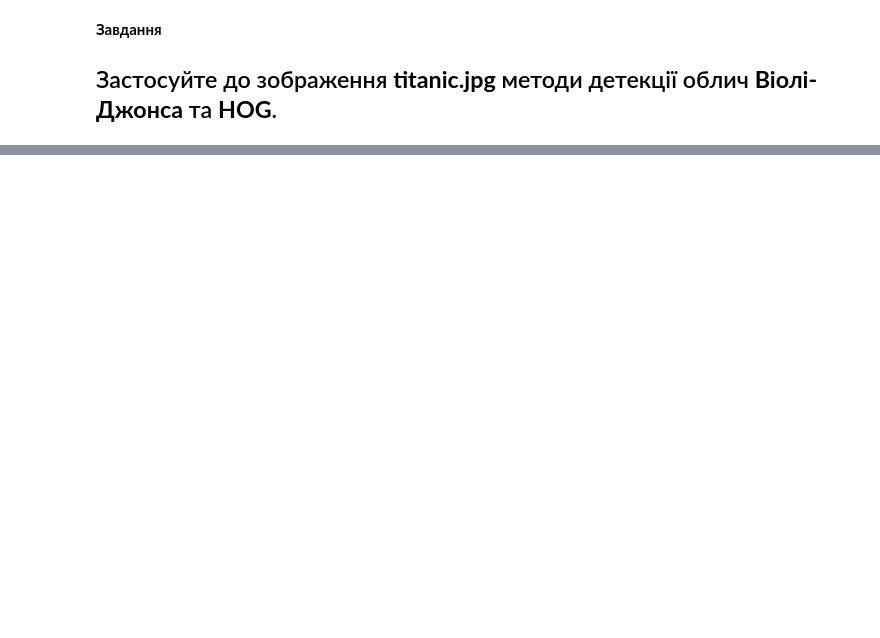
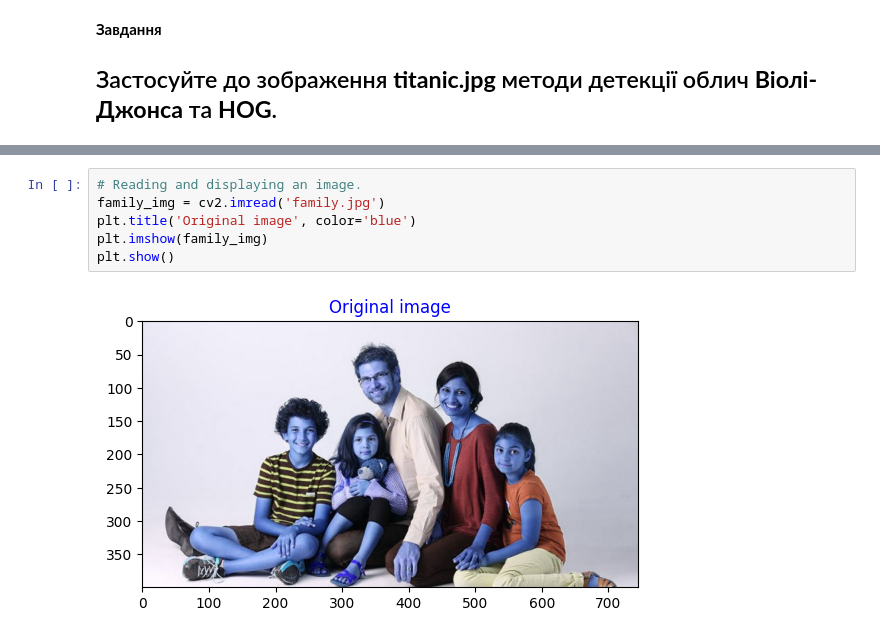
Before and after one commit to OleksiiHayvoronskyi/lesson_65, a Jupyter notebook: Lesson_65_Face_and_Object_Detection.ipynb, the cells around one changed output, grey strips where cells are left out. Saved outputs shown, nothing was run; the diff lists cells and outputs as text; blank space fills up the shorter version.

```diff
--- a/Lesson_65_Face_and_Object_Detection.ipynb
+++ b/Lesson_65_Face_and_Object_Detection.ipynb
@@ -13,0 +15,8 @@ import numpy as np
+# %%
+# Reading and displaying an image.
+family_img = cv2.imread('family.jpg')
+plt.title('Original image', color='blue')
+plt.imshow(family_img)
+plt.show()
+# %% [output]
+[figure, added]
```
Also changed, not shown: parts of 21 cells of this notebook.
